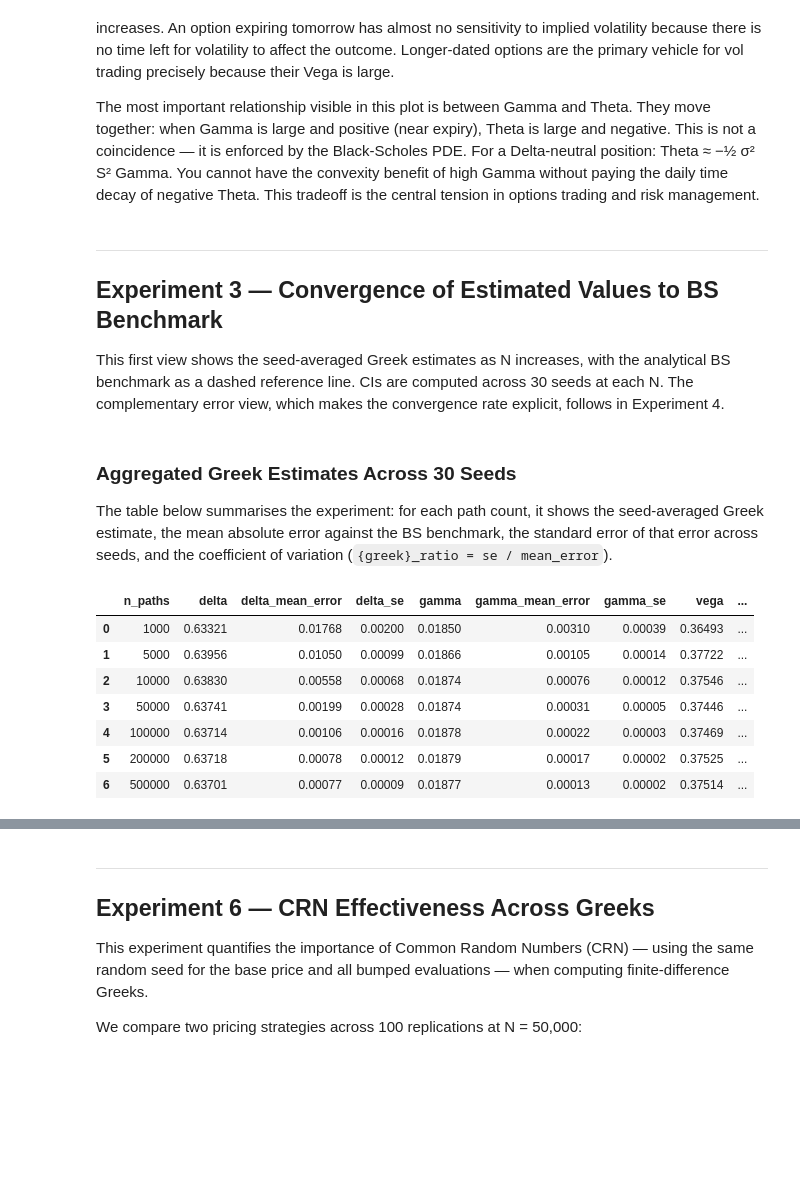
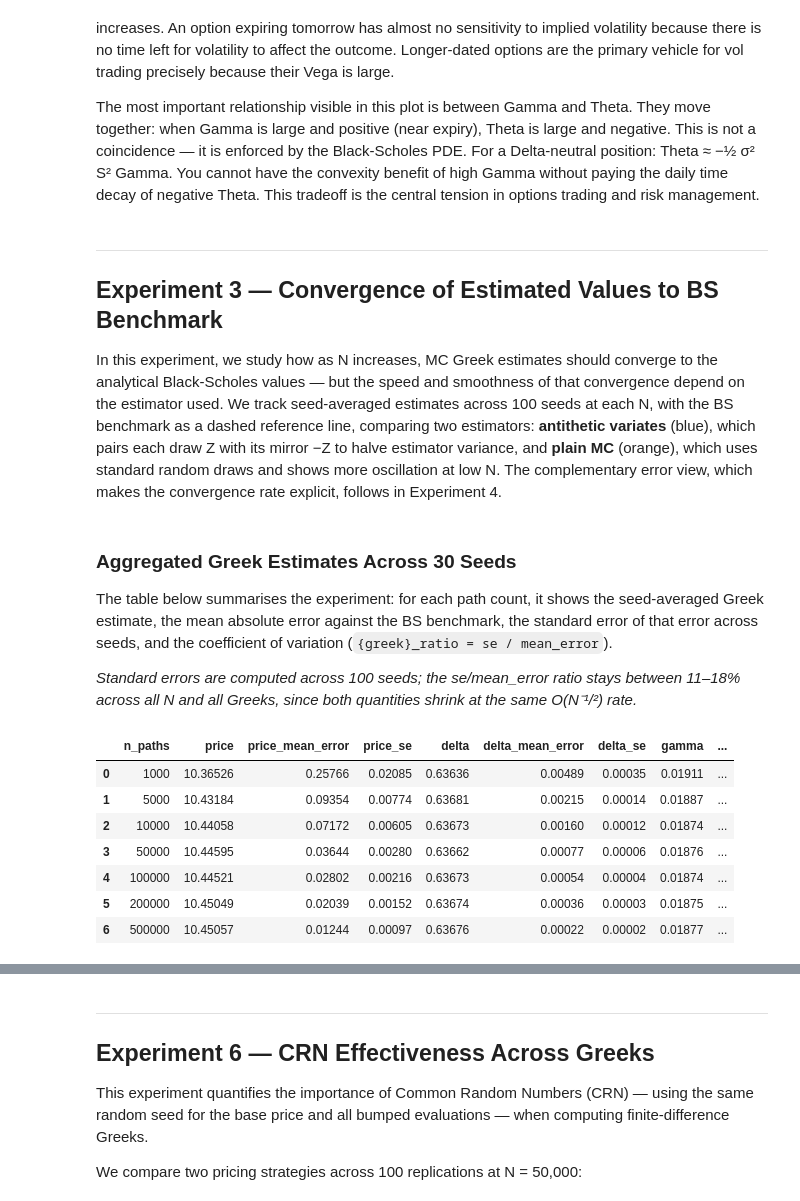
Before and after one commit to bfl-almeida/project_monte_carlo, a Jupyter notebook: notebooks/research_demo_greeks.ipynb, the cells around one changed output, grey strips where cells are left out. Drawn from its saved outputs; the diff is of its cells as text; code cells hidden in the pictures; blank space fills up the shorter version.

```diff
--- a/notebooks/research_demo_greeks.ipynb
+++ b/notebooks/research_demo_greeks.ipynb
@@ -248,10 +248,7 @@ The most important relationship visible in this plot is between Gamma and Theta.
 ---
 ## Experiment 3 — Convergence of Estimated Values to BS Benchmark
 
-This first view shows the seed-averaged Greek estimates as N increases,
-with the analytical BS benchmark as a dashed reference line. CIs are computed
-across 30 seeds at each N. The complementary error view, which makes the
-convergence rate explicit, follows in Experiment 4.
+In this experiment, we study how as N increases, MC Greek estimates should converge to the analytical Black-Scholes values — but the speed and smoothness of that convergence depend on the estimator used. We track seed-averaged estimates across 100 seeds at each N, with the BS benchmark as a dashed reference line, comparing two estimators: **antithetic variates** (blue), which pairs each draw Z with its mirror −Z to halve estimator variance, and **plain MC** (orange), which uses standard random draws and shows more oscillation at low N. The complementary error view, which makes the convergence rate explicit, follows in Experiment 4.
 # %%
 S0    = 100.0   # ATM spot
 K     = 100.0   # strike
@@ -265,10 +262,11 @@ path_grid=[1_000, 5_000, 10_000, 50_000, 100_000, 200_000, 500_000]
 
 mc_greeks = mc_european_option_greeks(S0, K, T, r, sigma, 'call',path_grid[-1], random_seed,)
 
-def run_mc_greeks_experiment(S0, K, T, r, sigma, path_grid):
+def run_mc_greeks_experiment(S0, K, T, r, sigma, path_grid, antithetic=False, n_seeds = 30) -> pd.DataFrame:
 
     # Compute analytical benchmarks once, outside all loops
     benchmarks = {
+        "price": bs_call_price(S0, K, T, r, sigma),
         "delta": bs_call_delta(S0, K, T, r, sigma),
         "gamma": bs_gamma(S0, K, T, r, sigma),
         "vega":  bs_vega(S0, K, T, r, sigma),
@@ -280,18 +278,20 @@ def run_mc_greeks_experiment(S0, K, T, r, sigma, path_grid):
 
     #Loop over path counts and seeds, collect results and runtimes
     for n_paths in path_grid:
-        for used_seed in range(30):
+        for used_seed in range(n_seeds):
             t0 = time.perf_counter()
             res = mc_european_option_greeks(
                 S0=S0, K=K, T=T, r=r, sigma=sigma,
                 option_type="call",
                 n_paths=n_paths,
+                antithetic=antithetic,
                 random_seed=used_seed,
             )
             rt = time.perf_counter() - t0
 
             rows.append({
                 "n_paths":   n_paths,
+                "price":     res.base_price,
                 "delta":  res.delta,
                 "gamma":  res.gamma,
                 "vega":   res.vega,
@@ -302,6 +302,7 @@ def run_mc_greeks_experiment(S0, K, T, r, sigma, path_grid):
 
     df = pd.DataFrame(rows)
     # Add absolute error columns using benchmarks
+
     for greek, bs_val in benchmarks.items():
         df[f"{greek}_error"] = np.abs(df[greek] - bs_val)
     return df
@@ -313,6 +314,9 @@ def aggregate_greeks_experiment(df: pd.DataFrame) -> pd.DataFrame:
     agg =  (
         df.groupby("n_paths")
         .agg(
+            price=("price", "mean"),
+            price_mean_error=("price_error", "mean"),
+            price_se        =("price_error", se),
             delta=("delta", "mean"),
             delta_mean_error=("delta_error", "mean"),
             delta_se        =("delta_error", se),
@@ -337,13 +341,16 @@ def aggregate_greeks_experiment(df: pd.DataFrame) -> pd.DataFrame:
     return agg
 
 benchmarks_dict = {
+        "price": bs_call_price(S0, K, T, r, sigma),
         "delta": bs_call_delta(S0, K, T, r, sigma),
         "gamma": bs_gamma(S0, K, T, r, sigma),
         "vega":  bs_vega(S0, K, T, r, sigma),
         "theta": bs_call_theta(S0, K, T, r, sigma),
     }
 
-df_raw = run_mc_greeks_experiment(S0, K, T, r, sigma, path_grid)
+n_seeds = 100
+
+df_raw = run_mc_greeks_experiment(S0, K, T, r, sigma, path_grid, antithetic=True, n_seeds=n_seeds)
 agg_df  = aggregate_greeks_experiment(df_raw)
 # %% [markdown]
 ### Aggregated Greek Estimates Across 30 Seeds
@@ -352,14 +359,20 @@ The table below summarises the experiment: for each path count, it shows the
 seed-averaged Greek estimate, the mean absolute error against the BS benchmark,
 the standard error of that error across seeds, and the coefficient of variation
 (`{greek}_ratio = se / mean_error`).
+
+*Standard errors are computed across 100 seeds; the se/mean_error ratio stays between 11–18% across all N and all Greeks, since both quantities shrink at the same O(N⁻¹/²) rate.*
 # %%
+pd.set_option('display.max_columns', None)
+pd.set_option('display.width', None)
+
+
 agg_df
 # %% [output]
-|  | n_paths | delta | delta_mean_error | delta_se | gamma | gamma_mean_error | gamma_se | vega | ... |
-| 0 | 1000 | 0.63321 | 0.01768 | 0.00200 | 0.01850 | 0.00310 | 0.00039 | 0.36493 | ... |
-| 1 | 5000 | 0.63956 | 0.01050 | 0.00099 | 0.01866 | 0.00105 | 0.00014 | 0.37722 | ... |
-| 2 | 10000 | 0.63830 | 0.00558 | 0.00068 | 0.01874 | 0.00076 | 0.00012 | 0.37546 | ... |
-| 3 | 50000 | 0.63741 | 0.00199 | 0.00028 | 0.01874 | 0.00031 | 0.00005 | 0.37446 | ... |
-| 4 | 100000 | 0.63714 | 0.00106 | 0.00016 | 0.01878 | 0.00022 | 0.00003 | 0.37469 | ... |
-| 5 | 200000 | 0.63718 | 0.00078 | 0.00012 | 0.01879 | 0.00017 | 0.00002 | 0.37525 | ... |
-| 6 | 500000 | 0.63701 | 0.00077 | 0.00009 | 0.01877 | 0.00013 | 0.00002 | 0.37514 | ... |
+|  | n_paths | price | price_mean_error | price_se | delta | delta_mean_error | delta_se | gamma | ... |
+| 0 | 1000 | 10.36526 | 0.25766 | 0.02085 | 0.63636 | 0.00489 | 0.00035 | 0.01911 | ... |
+| 1 | 5000 | 10.43184 | 0.09354 | 0.00774 | 0.63681 | 0.00215 | 0.00014 | 0.01887 | ... |
+| 2 | 10000 | 10.44058 | 0.07172 | 0.00605 | 0.63673 | 0.00160 | 0.00012 | 0.01874 | ... |
+| 3 | 50000 | 10.44595 | 0.03644 | 0.00280 | 0.63662 | 0.00077 | 0.00006 | 0.01876 | ... |
+| 4 | 100000 | 10.44521 | 0.02802 | 0.00216 | 0.63673 | 0.00054 | 0.00004 | 0.01874 | ... |
+| 5 | 200000 | 10.45049 | 0.02039 | 0.00152 | 0.63674 | 0.00036 | 0.00003 | 0.01875 | ... |
+| 6 | 500000 | 10.45057 | 0.01244 | 0.00097 | 0.63676 | 0.00022 | 0.00002 | 0.01877 | ... |
```
Also changed, not shown: parts of 10 cells of this notebook.
